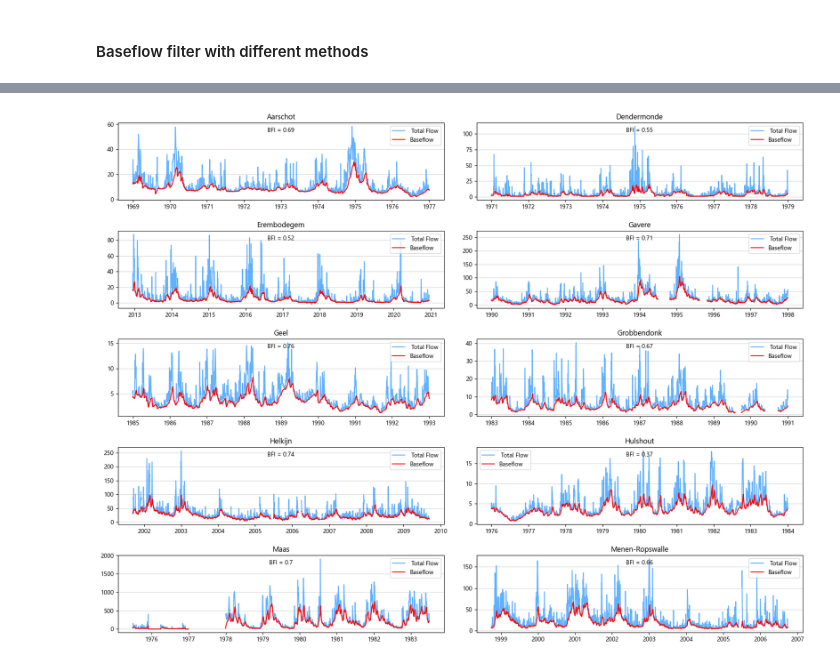
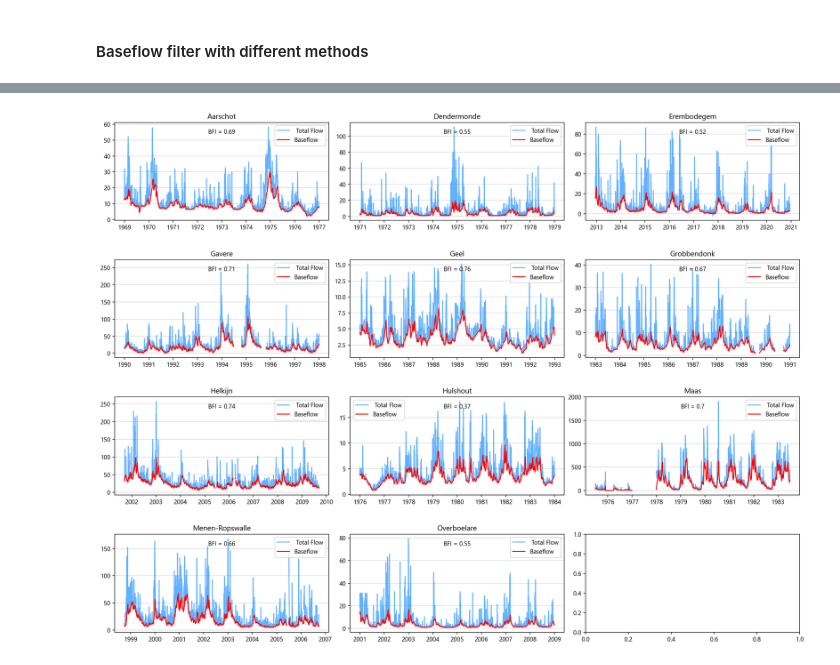
Before and after one commit to klekarkar/mHM_IO_dataprocessing, a Jupyter notebook: baseflow_separation.ipynb, the cells around one changed output, grey strips where cells are left out. Saved outputs shown, nothing was run; the diff lists cells and outputs as text; code cells hidden in the pictures.

```diff
--- a/baseflow_separation.ipynb
+++ b/baseflow_separation.ipynb
@@ -57,35 +45,39 @@ Processing Overboelare
 # %%
-nrows = 5
-ncols = len(baseflow_dict.keys()) // nrows
+nrows = 4
+ncols = 3
 
-fig,axes = plt.subplots(nrows, ncols, figsize=(20,15))
+fig,axes = plt.subplots(nrows, ncols, figsize=(20,15), dpi=180)
 ax = axes.flatten()
 
 #spaces between the subplots
 plt.subplots_adjust(wspace=0.1, hspace=0.4)
 
 for ax, name in zip(ax, baseflow_dict.keys()):
 
     df = baseflow_dict[name]
     bfi = bfi_dict[name].values[0][0]
 
     bfi = round(bfi, 2)
 
     #plot the hydrograph
     min_date = df.index.min()
     max_date = min_date + pd.DateOffset(years=8)
 
     ax.plot(df['Q'][min_date:max_date], label=' Total Flow', color='dodgerblue', alpha=0.7)
     ax.plot(df['Q_bf'][min_date:max_date], label='Baseflow', color='r')
     ax.set_title(name)
     ax.text(0.5, 0.9, f'BFI = {bfi}', horizontalalignment='center', verticalalignment='center', transform=ax.transAxes)
     ax.grid(axis='y', alpha=0.5)
     ax.legend()
 
+    #remove empty subplots
+    # Remove any unused subplots
+
+
     #plot the baseflow
     # plt.plot(dfs['Willems'][min_date:max_date], label='Willems')
     # plt.plot(dfs['Eckhardt'][min_date:max_date], label='Eckhardt')
     # plt.plot(dfs['Furey'][min_date:max_date], label='Furey')
     # plt.plot(dfs['Boughton'][min_date:max_date], label='Boughton')
 # %% [output]
-[figure, old version]
+[figure, new version]
```
Also changed, not shown: parts of 1 cell of this notebook, 2 other files.
